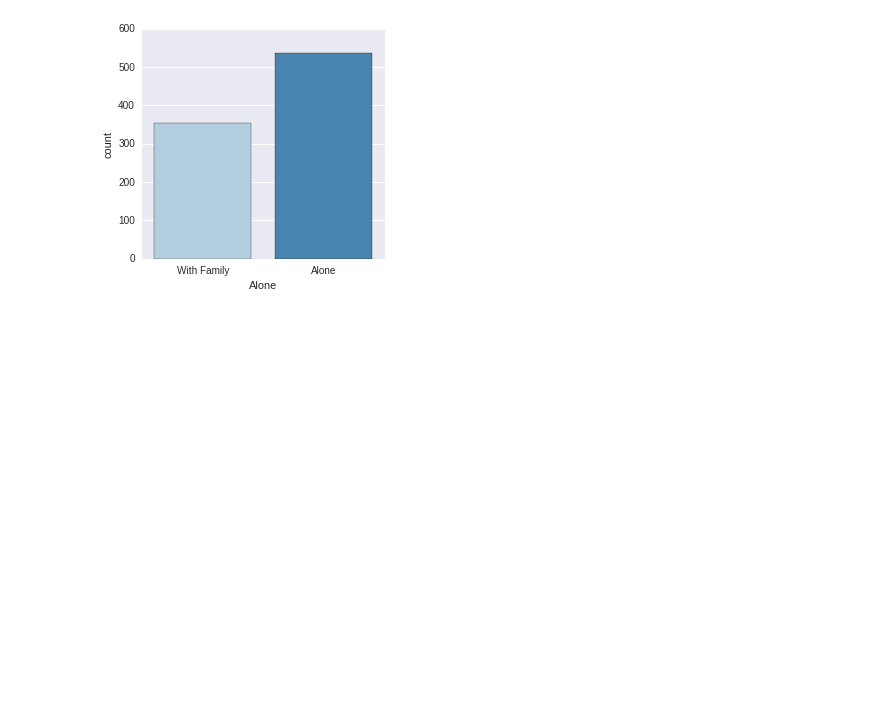
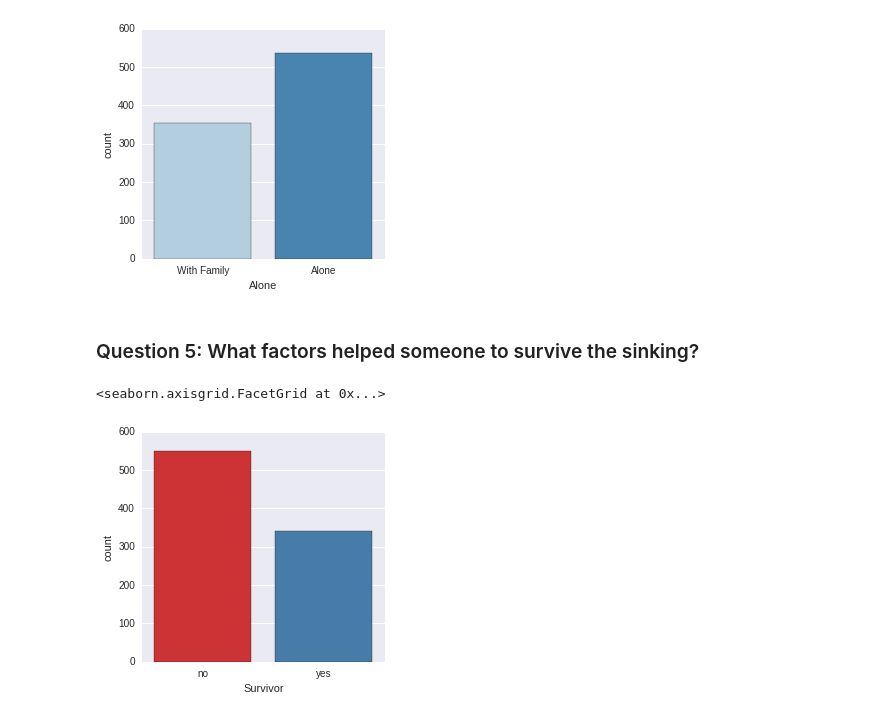
Before and after one commit to jarturomora/python-data-analysis, a Jupyter notebook: Project 1 - Titanic Kaggle Contest.ipynb, the cells around one changed output. Cells and saved outputs as stored; diff of their text form; code cells hidden in the pictures; blank space fills up the shorter version.

Commit message:
Titanic default questions done

```diff
--- a/Project 1 - Titanic Kaggle Contest.ipynb
+++ b/Project 1 - Titanic Kaggle Contest.ipynb
@@ -217,3 +217,13 @@ sns.factorplot('Alone', data = titanic_df, palette = 'Blues', kind = 'count')
 # %% [output]
 <seaborn.axisgrid.FacetGrid at 0x...>
 [figure]
+# %% [markdown]
+### Question 5: What factors helped someone to survive the sinking?
+# %%
+# First we will add a new column to the Titatic data frame to state if a passenger survived or not.
+titanic_df['Survivor'] = titanic_df.Survived.map({0:'no', 1:'yes'})
+
+sns.factorplot('Survivor', data = titanic_df, palette = 'Set1', kind = 'count')
+# %% [output]
+<seaborn.axisgrid.FacetGrid at 0x...>
+[figure, added]
```
Also changed, not shown: parts of 12 cells of this notebook, 1 other file.
